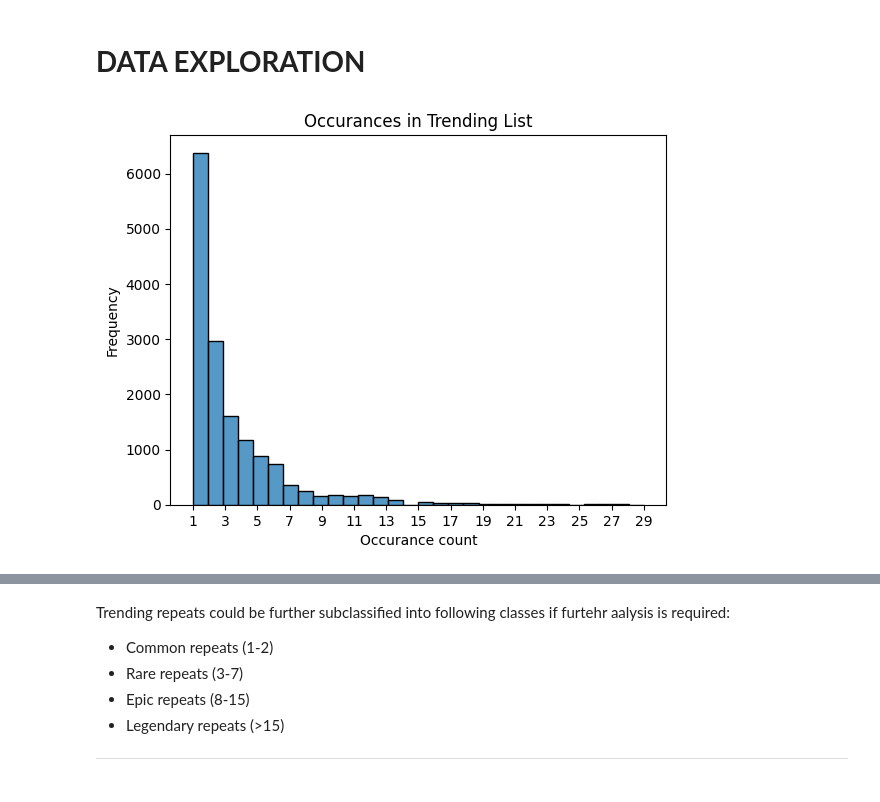
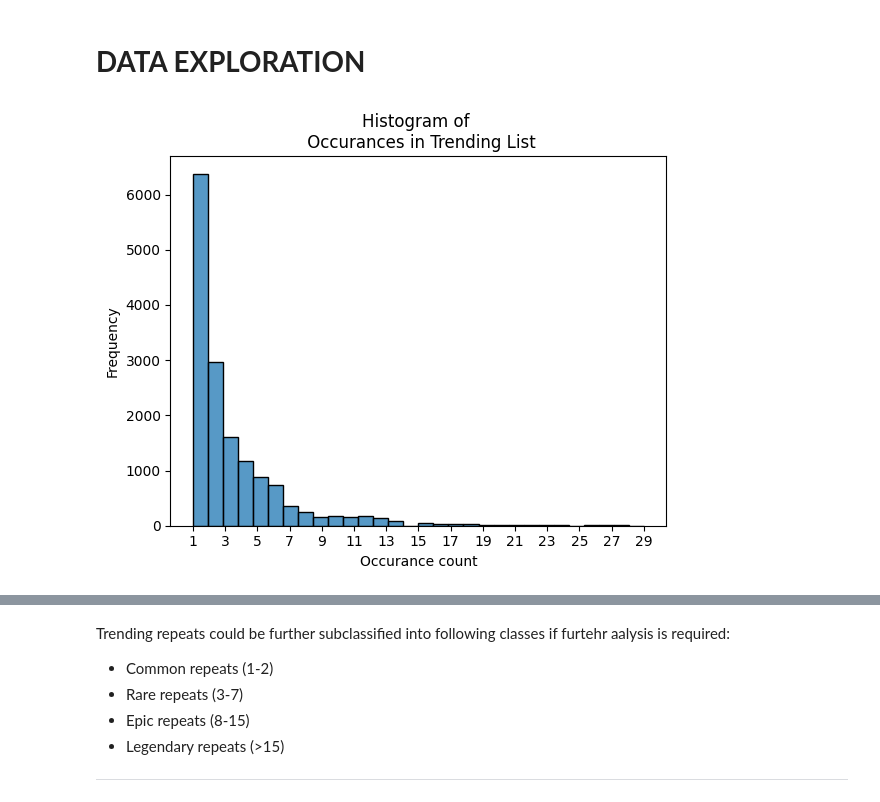
Before and after one commit to Thampi-hub/Springboard_RT, a Jupyter notebook: Capstone_2/2_DataWrangling/readData.ipynb, the cells around one changed output, grey strips where cells are left out. Cells and saved outputs as stored; diff of their text form; code cells hidden in the pictures.

```diff
--- a/Capstone_2/2_DataWrangling/readData.ipynb
+++ b/Capstone_2/2_DataWrangling/readData.ipynb
@@ -189,7 +189,7 @@ trendCat_values = ["One-time hit", "Repeat hit"]
 filtrData['trend_cat'] = np.select(trendCat_conditions, trendCat_values, default="")
 
 # Age of video: Earliest trending date - Publish date
-filtrData['Age'] = filtrData['trending_date'] - filtrData['publish_date']
+filtrData['age'] = (filtrData['trending_date'] - filtrData['publish_date']).dt.days.astype(int)
 
 filtrData.head()
 # %% [output]
@@ -205,12 +205,12 @@ filtrData.head()
 # %%
 ## Histogram of trend_rep
 sns.histplot(filtrData.trend_rep[filtrData['trend_rep']>0], bins=30)
 
 plt.xlabel('Occurance count')
 plt.ylabel('Frequency')
 
 plt.xticks(ticks=range(1, max(filtrData['trend_rep'])+1, 2))
-plt.title('Occurances in Trending List')
+plt.title('Histogram of \n Occurances in Trending List')
 plt.show()
 # %% [output]
-[figure, old version]
+[figure, new version]
```
Also changed, not shown: parts of 6 cells of this notebook.
